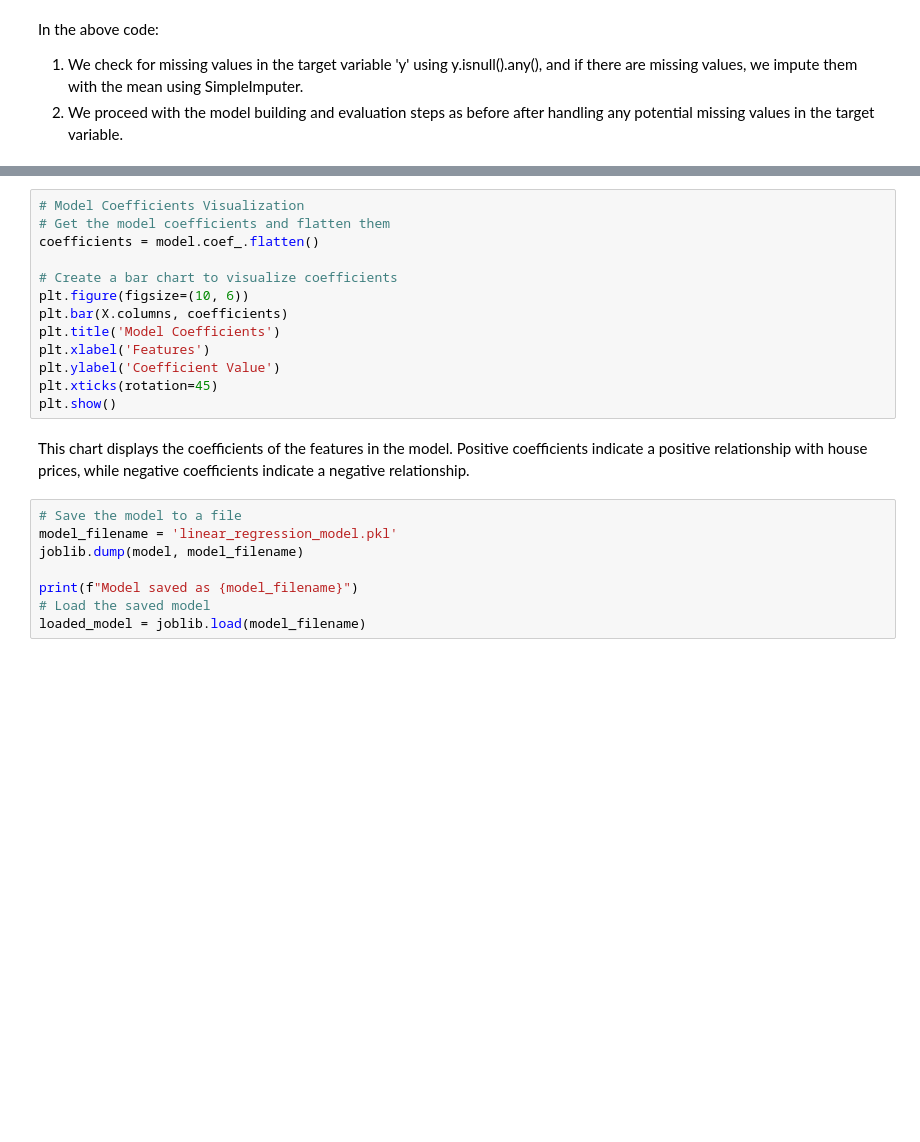
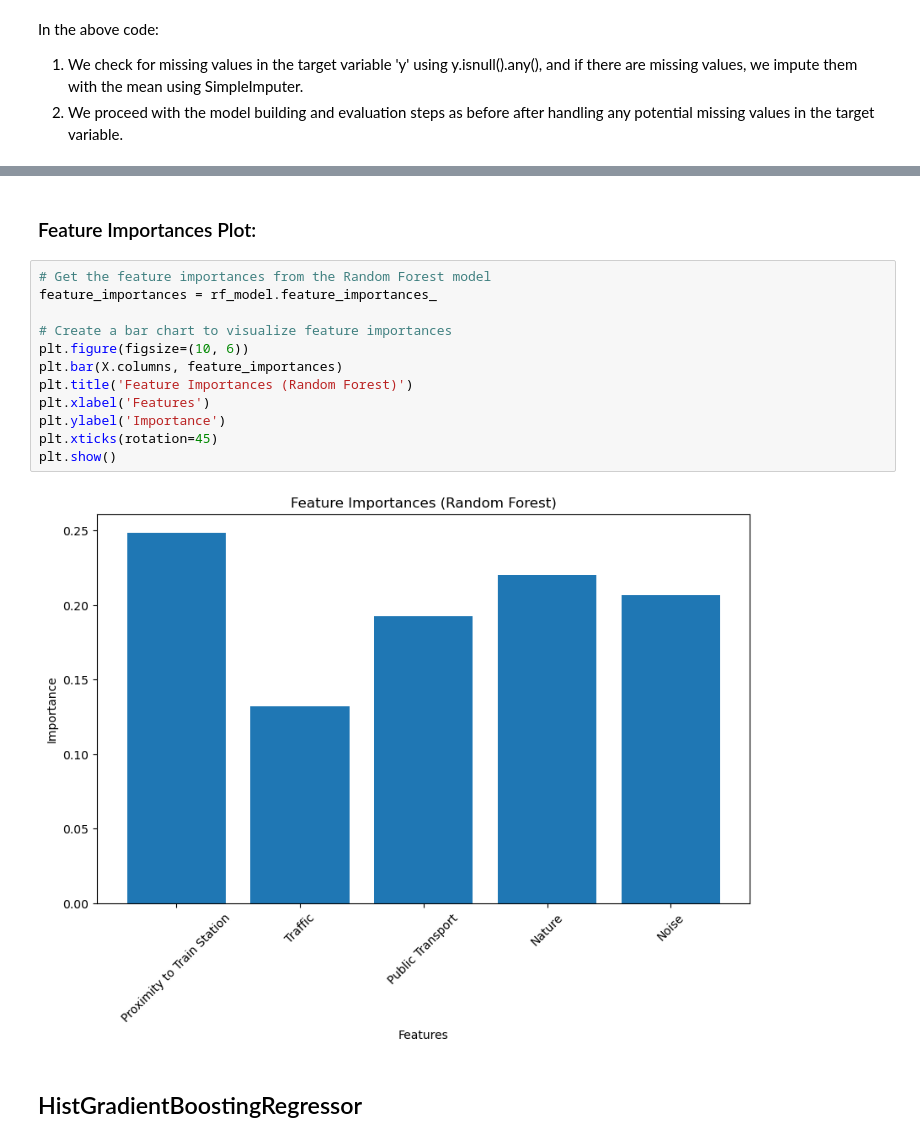
Before and after one commit to hemangsharma/36103_Assignmnet2_PartC, a Jupyter notebook: main.ipynb, the cells around one changed output, grey strips where cells are left out. Drawn from its saved outputs; the diff is of its cells as text; blank space fills up the shorter version.

```diff
--- a/main.ipynb
+++ b/main.ipynb
@@ -238,23 +355,18 @@ A QQ plot helps you assess if the residuals follow a normal distribution. Points
+# %% [markdown]
+### Feature Importances Plot:
 # %%
-# Model Coefficients Visualization
-# Get the model coefficients and flatten them
-coefficients = model.coef_.flatten()
+# Get the feature importances from the Random Forest model
+feature_importances = rf_model.feature_importances_
 
-# Create a bar chart to visualize coefficients
+# Create a bar chart to visualize feature importances
 plt.figure(figsize=(10, 6))
-plt.bar(X.columns, coefficients)
-plt.title('Model Coefficients')
+plt.bar(X.columns, feature_importances)
+plt.title('Feature Importances (Random Forest)')
 plt.xlabel('Features')
-plt.ylabel('Coefficient Value')
+plt.ylabel('Importance')
 plt.xticks(rotation=45)
 plt.show()
+# %% [output]
+[figure, added]
-# %% [markdown]
-This chart displays the coefficients of the features in the model. Positive coefficients indicate a positive relationship with house prices, while negative coefficients indicate a negative relationship.
-# %%
-# Save the model to a file
-model_filename = 'linear_regression_model.pkl'
-joblib.dump(model, model_filename)
-
-print(f"Model saved as {model_filename}")
-# Load the saved model
-loaded_model = joblib.load(model_filename)
+# %% [markdown]
+## HistGradientBoostingRegressor
```
Also changed, not shown: parts of 34 cells of this notebook.
